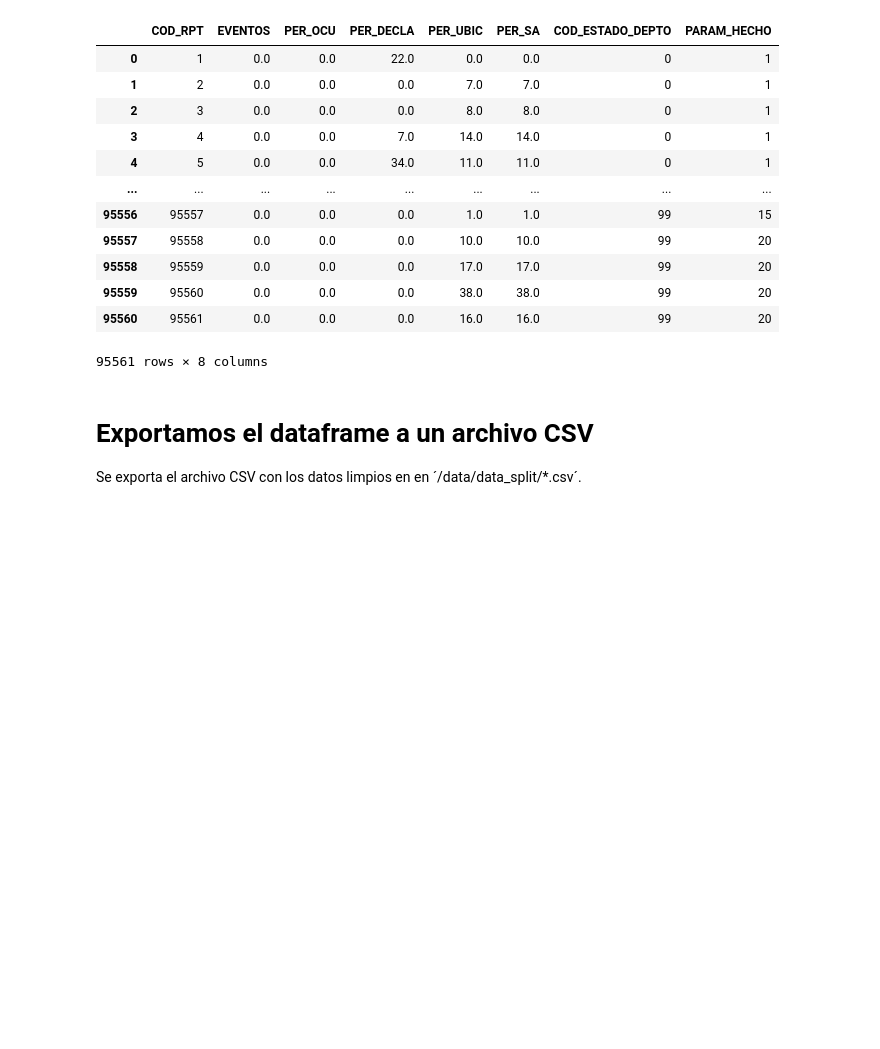
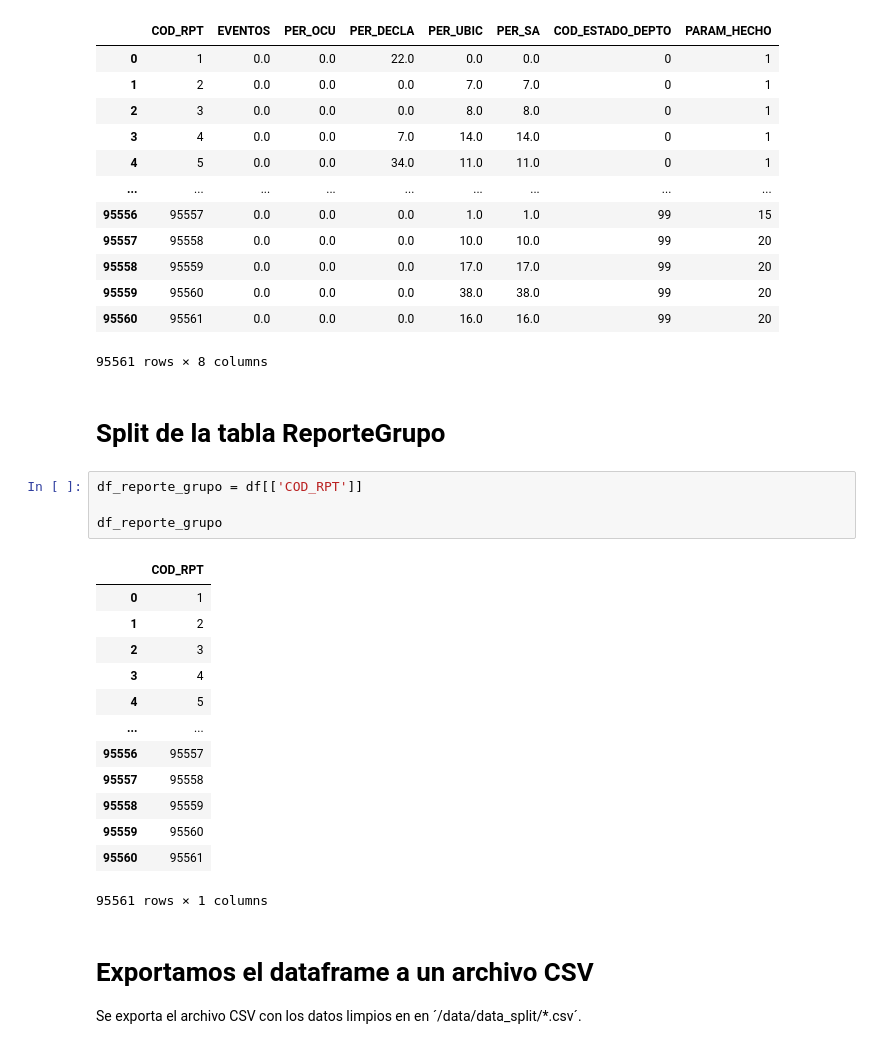
Before and after one commit to SantiRendon/conflicto-armado-en-cifras, a Jupyter notebook: notebooks/split_tablas.ipynb, the cells around one changed output. Drawn from its saved outputs; the diff is of its cells as text; blank space fills up the shorter version.

```diff
--- a/notebooks/split_tablas.ipynb
+++ b/notebooks/split_tablas.ipynb
@@ -152,6 +135,26 @@ df_reporte_hecho
 | 95559 | 95560 | 0.0 | 0.0 | 0.0 | 38.0 | 38.0 | 99 | 20 |
 | 95560 | 95561 | 0.0 | 0.0 | 0.0 | 16.0 | 16.0 | 99 | 20 |
 95561 rows × 8 columns
+# %% [markdown]
+# Split de la tabla ReporteGrupo
+# %%
+df_reporte_grupo = df[['COD_RPT']]
+
+df_reporte_grupo
+# %% [output]
+|  | COD_RPT |
+| 0 | 1 |
+| 1 | 2 |
+| 2 | 3 |
+| 3 | 4 |
+| 4 | 5 |
+| ... | ... |
+| 95556 | 95557 |
+| 95557 | 95558 |
+| 95558 | 95559 |
+| 95559 | 95560 |
+| 95560 | 95561 |
+95561 rows × 1 columns
 # %% [markdown]
 # Exportamos el dataframe a un archivo CSV
 Se exporta el archivo CSV con los datos limpios en en ´/data/data_split/*.csv´.
```
Also changed, not shown: parts of 2 cells of this notebook, 1 other file.
